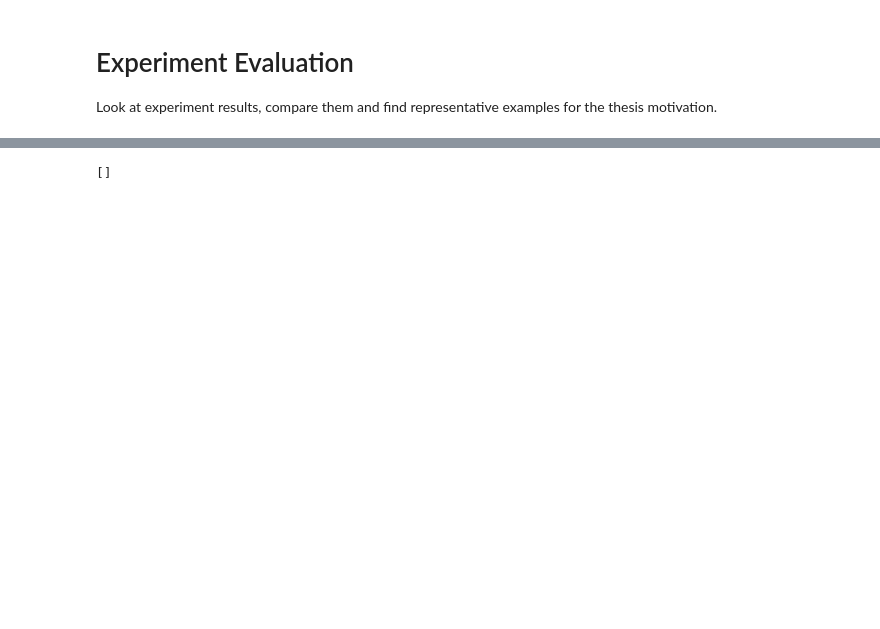
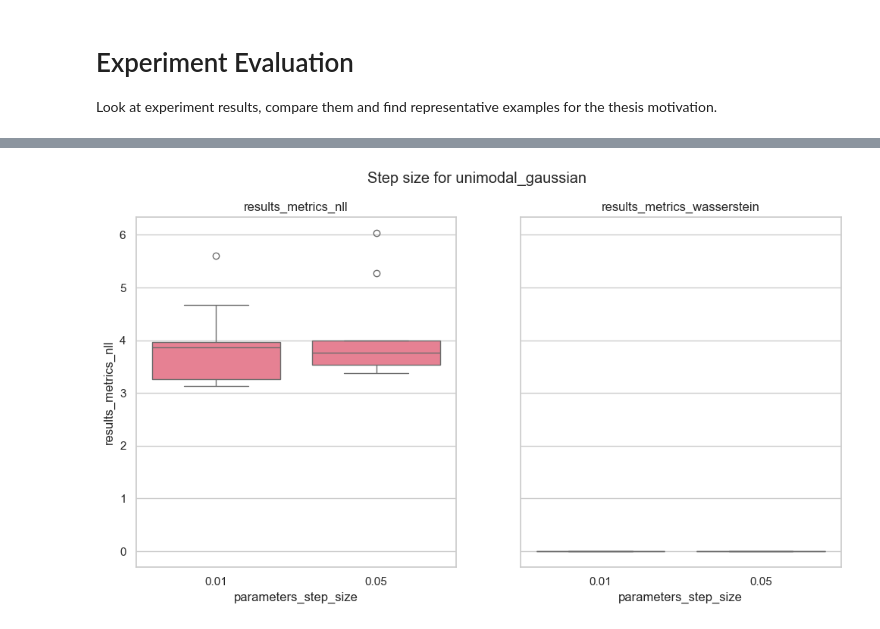
Before and after one commit to mo374z/enhancing-sgmcmc, a Jupyter notebook: notebooks/evaluate_experiments.ipynb, the cells around one changed output, grey strips where cells are left out. Drawn from its saved outputs; the diff is of its cells as text; code cells hidden in the pictures; blank space fills up the shorter version.

```diff
--- a/notebooks/evaluate_experiments.ipynb
+++ b/notebooks/evaluate_experiments.ipynb
@@ -33,4 +53,12 @@ df
 # %%
-files
+metrics = ["results_metrics_nll", "results_metrics_wasserstein"]
+param = "parameters_step_size"
+
+
+fig, axs = plt.subplots(1, 2, figsize=(12, 6), sharey=True)
+fig.suptitle(f"Step size for {experiment_name}")
+for i, metric in enumerate(metrics):
+    sns.boxplot(data=df, x=param, y=metric, ax=axs[i])
+    axs[i].set_title(metric)
 # %% [output]
-[]
+[figure, added]
```
Also changed, not shown: parts of 4 cells of this notebook, 2 other files.
